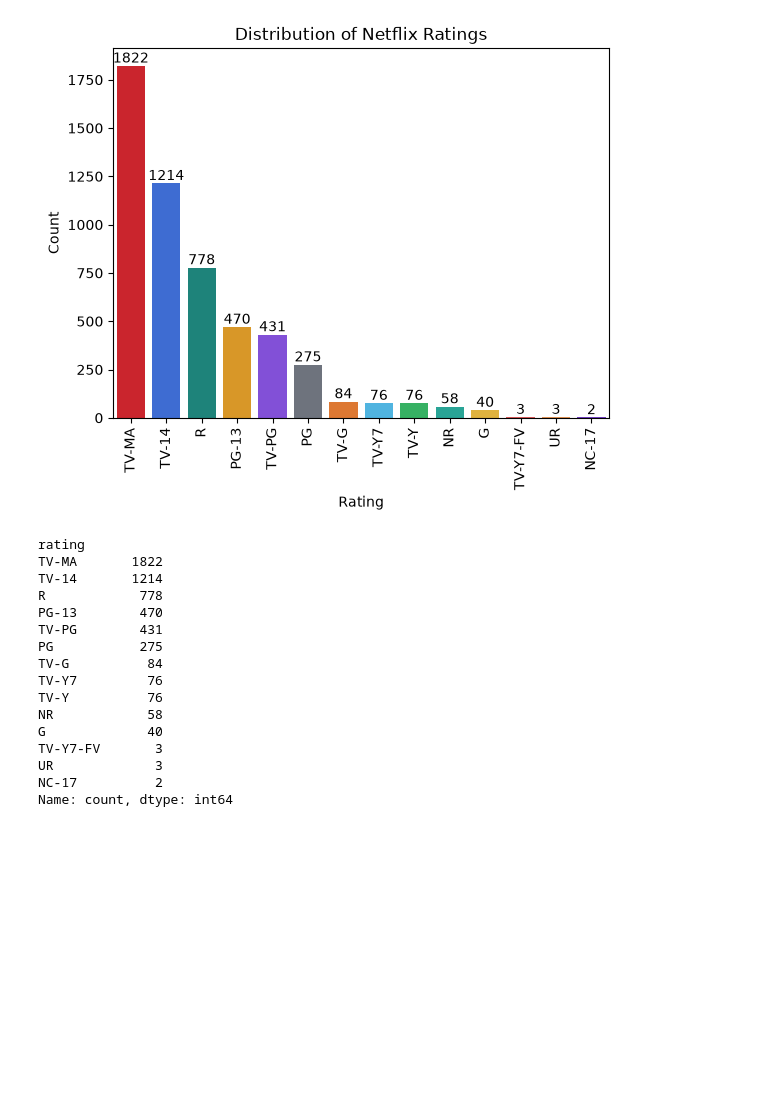
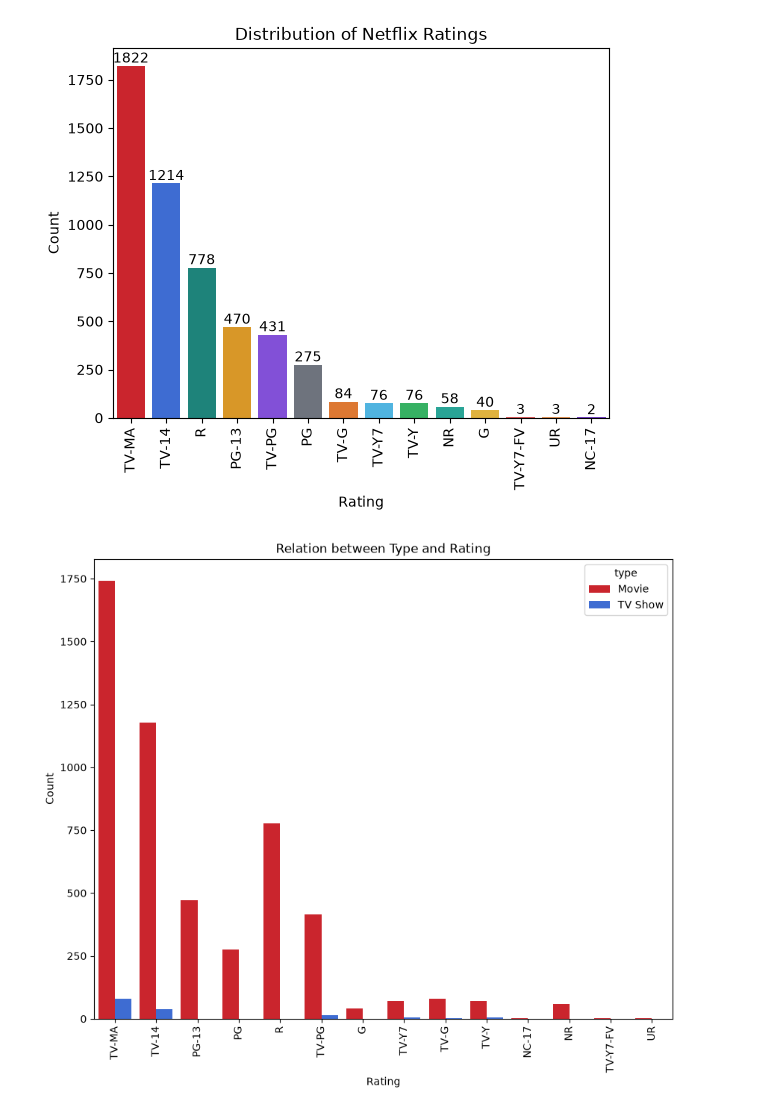
Before and after one commit to mdraihanmostafa746-coder/Netflix-Data-Analysis, a Jupyter notebook: notebooks/netflix_analysis.ipynb, the cells around one changed output. Drawn from its saved outputs; the diff is of its cells as text; code cells hidden in the pictures; blank space fills up the shorter version.

Commit message:
Check Relation between Type and Rating

```diff
--- a/notebooks/netflix_analysis.ipynb
+++ b/notebooks/netflix_analysis.ipynb
@@ -214,21 +214,23 @@ plt.show()
 # %% [output]
 [figure]
 # %%
-df['rating'].value_counts()
+plt.figure(figsize=(10, 8))
+
+sns.countplot(
+    x='rating',
+    hue='type',
+    data=df,
+    palette={
+        'Movie': '#E50914',
+        'TV Show': '#2563EB'
+    }
+)
+
+plt.title('Relation between Type and Rating')
+plt.xlabel('Rating')
+plt.ylabel('Count')
+plt.xticks(rotation=90)
+
+plt.show()
 # %% [output]
-rating
-TV-MA       1822
-TV-14       1214
-R            778
-PG-13        470
-TV-PG        431
-PG           275
-TV-G          84
-TV-Y7         76
-TV-Y          76
-NR            58
-G             40
-TV-Y7-FV       3
-UR             3
-NC-17          2
-Name: count, dtype: int64
+[figure, added]
```
Also changed, not shown: 1 other file.
